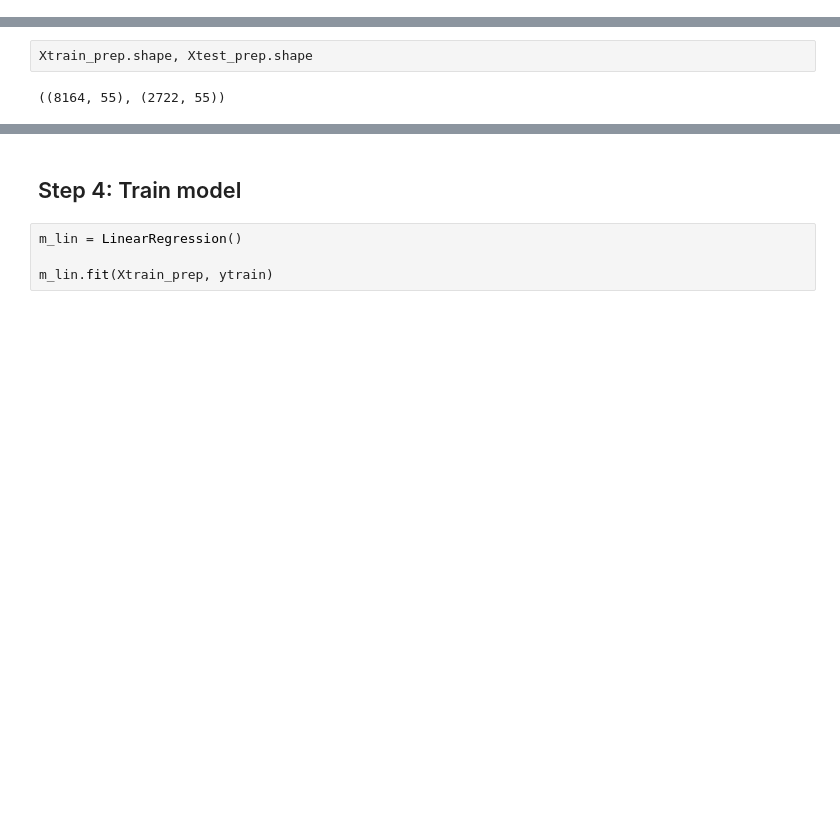
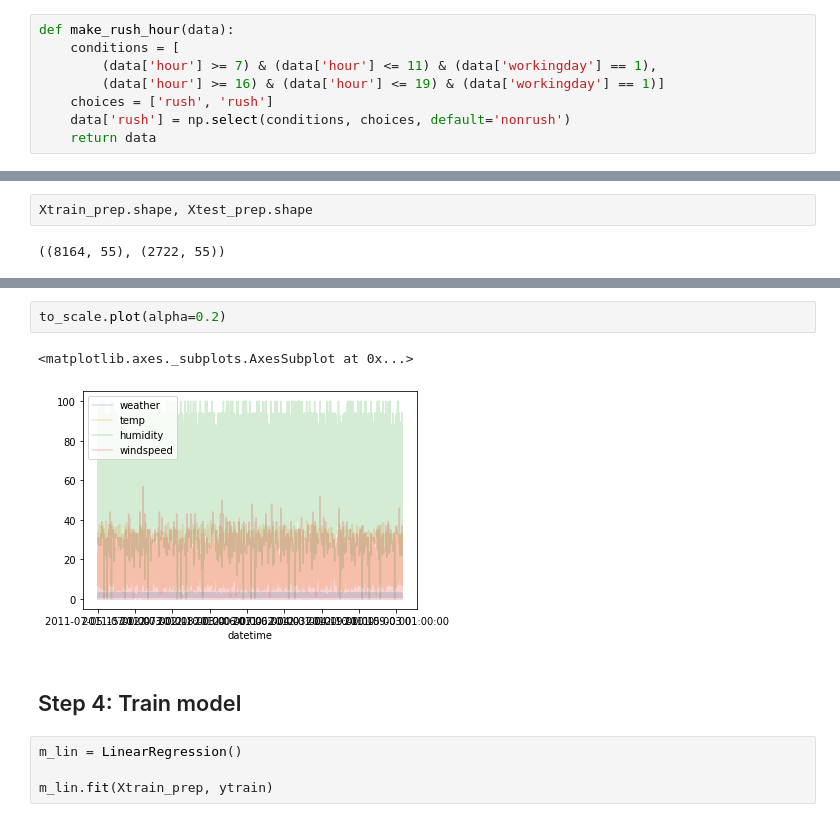
Before and after one commit to lara-ehr/capital-bikeshare, a Jupyter notebook: Bikeshare_Experimentation_TimeSeries.ipynb, the cells around one changed output, grey strips where cells are left out. Drawn from its saved outputs; the diff is of its cells as text; blank space fills up the shorter version.

```diff
--- a/Bikeshare_Experimentation_TimeSeries.ipynb
+++ b/Bikeshare_Experimentation_TimeSeries.ipynb
@@ -224,6 +217,14 @@ Feature engineering:
 - One-hot encode categorical features
 - Date isn't so interesting, but day of the week is
 - For continuous features, scale them (and apply the same scale to test data -- must make sure that there's no alteration of the scale based on values from the test data set)
+# %%
+def make_rush_hour(data):
+    conditions = [
+        (data['hour'] >= 7) & (data['hour'] <= 11) & (data['workingday'] == 1),
+        (data['hour'] >= 16) & (data['hour'] <= 19) & (data['workingday'] == 1)]
+    choices = ['rush', 'rush']
+    data['rush'] = np.select(conditions, choices, default='nonrush')
+    return data
 # %%
 # drop features we don't want
 # only Xtrain has timestep features -- remove separately
@@ -298,3 +309,8 @@ Xtrain_prep.shape, Xtest_prep.shape
+# %%
+to_scale.plot(alpha=0.2)
+# %% [output]
+<matplotlib.axes._subplots.AxesSubplot at 0x...>
+[figure, added]
 # %% [markdown]
 ## Step 4: Train model
 # %%
```
Also changed, not shown: parts of 36 cells of this notebook.
